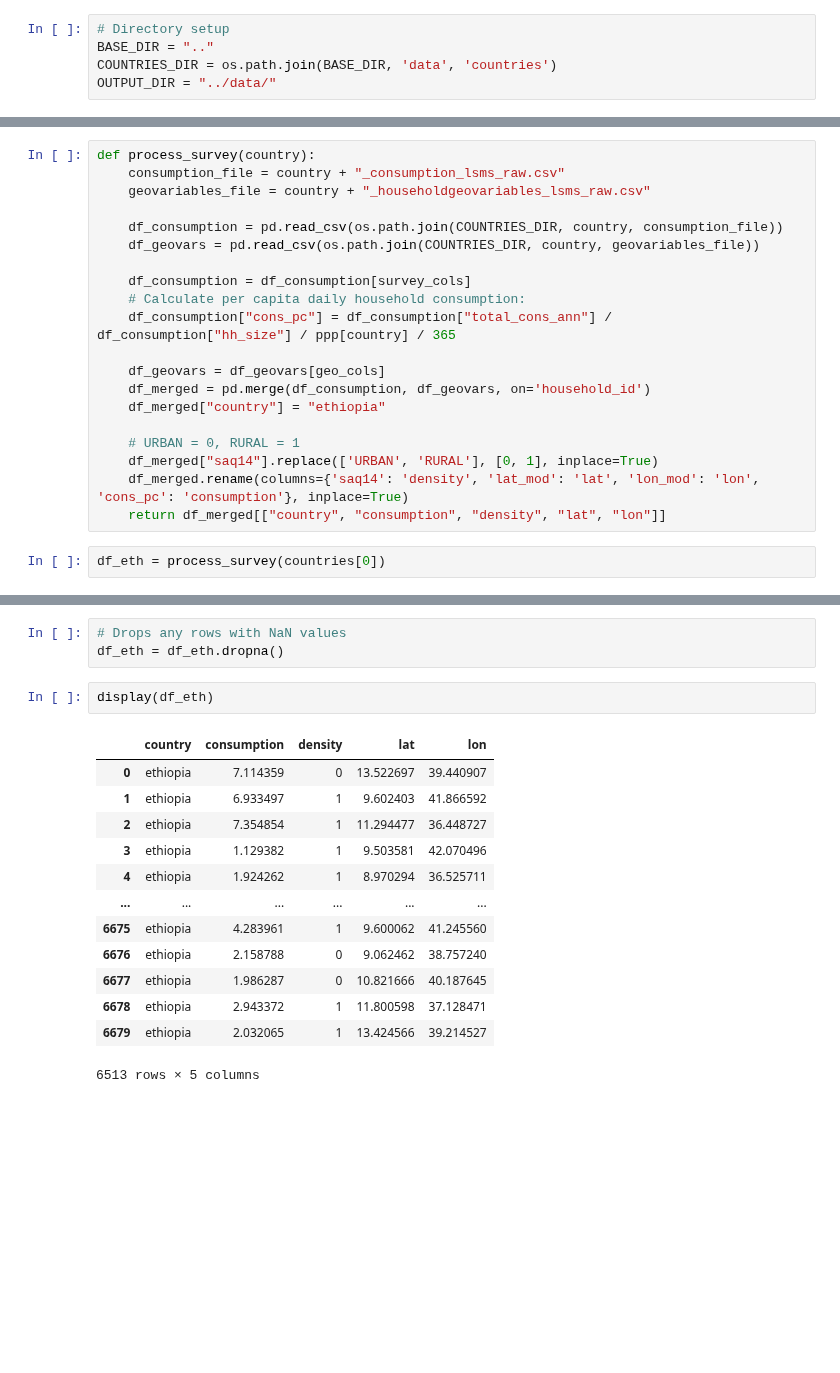
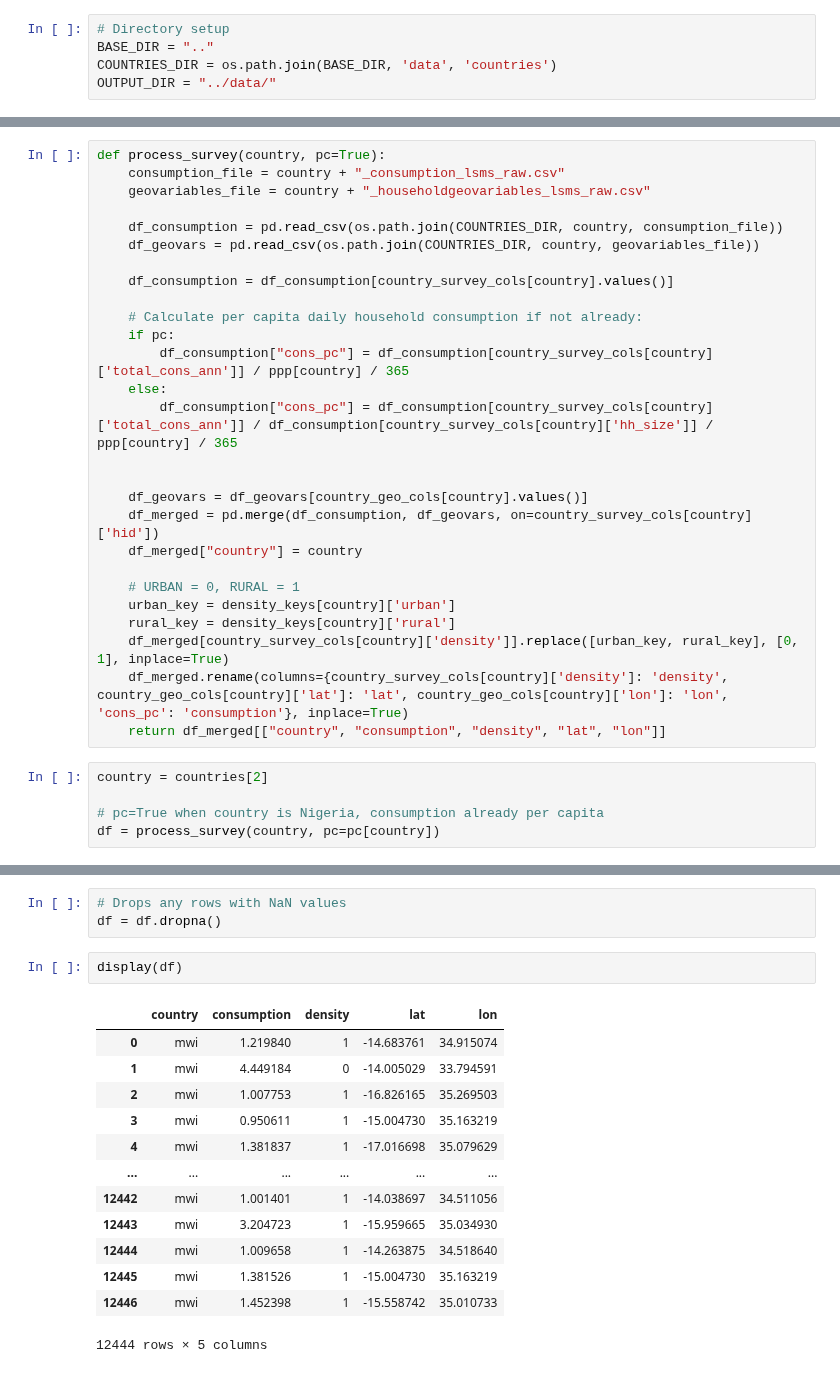
Before and after one commit to omshah2006/Predicting-Poverty-Ethiopia, a Jupyter notebook: preprocessing/process_lsms_survey.ipynb, the cells around one changed output, grey strips where cells are left out. Cells and saved outputs as stored; diff of their text form; blank space fills up the shorter version.

```diff
--- a/preprocessing/process_lsms_survey.ipynb
+++ b/preprocessing/process_lsms_survey.ipynb
@@ -21,24 +41,34 @@ geo_cols = ["household_id", "lat_mod", "lon_mod"]
 # %%
-def process_survey(country):
+def process_survey(country, pc=True):
     consumption_file = country + "_consumption_lsms_raw.csv"
     geovariables_file = country + "_householdgeovariables_lsms_raw.csv"
 
     df_consumption = pd.read_csv(os.path.join(COUNTRIES_DIR, country, consumption_file))
     df_geovars = pd.read_csv(os.path.join(COUNTRIES_DIR, country, geovariables_file))
 
-    df_consumption = df_consumption[survey_cols]
-    # Calculate per capita daily household consumption:
-    df_consumption["cons_pc"] = df_consumption["total_cons_ann"] / df_consumption["hh_size"] / ppp[country] / 365
+    df_consumption = df_consumption[country_survey_cols[country].values()]
 
-    df_geovars = df_geovars[geo_cols]
-    df_merged = pd.merge(df_consumption, df_geovars, on='household_id')
-    df_merged["country"] = "ethiopia"
+    # Calculate per capita daily household consumption if not already:
+    if pc:
+        df_consumption["cons_pc"] = df_consumption[country_survey_cols[country]['total_cons_ann']] / ppp[country] / 365
+    else:
+        df_consumption["cons_pc"] = df_consumption[country_survey_cols[country]['total_cons_ann']] / df_consumption[country_survey_cols[country]['hh_size']] / ppp[country] / 365
+
+
+    df_geovars = df_geovars[country_geo_cols[country].values()]
+    df_merged = pd.merge(df_consumption, df_geovars, on=country_survey_cols[country]['hid'])
+    df_merged["country"] = country
 
     # URBAN = 0, RURAL = 1
-    df_merged["saq14"].replace(['URBAN', 'RURAL'], [0, 1], inplace=True)
-    df_merged.rename(columns={'saq14': 'density', 'lat_mod': 'lat', 'lon_mod': 'lon', 'cons_pc': 'consumption'}, inplace=True)
+    urban_key = density_keys[country]['urban']
+    rural_key = density_keys[country]['rural']
+    df_merged[country_survey_cols[country]['density']].replace([urban_key, rural_key], [0, 1], inplace=True)
+    df_merged.rename(columns={country_survey_cols[country]['density']: 'density', country_geo_cols[country]['lat']: 'lat', country_geo_cols[country]['lon']: 'lon', 'cons_pc': 'consumption'}, inplace=True)
     return df_merged[["country", "consumption", "density", "lat", "lon"]]
 # %%
-df_eth = process_survey(countries[0])
+country = countries[2]
+
+# pc=True when country is Nigeria, consumption already per capita
+df = process_survey(country, pc=pc[country])
 # %%
 # Returns total number of NaN values
@@ -48,20 +78,20 @@ df_eth.isnull().sum().sum()
 # %%
 # Drops any rows with NaN values
-df_eth = df_eth.dropna()
+df = df.dropna()
 # %%
-display(df_eth)
+display(df)
 # %% [output]
 |  | country | consumption | density | lat | lon |
-| 0 | ethiopia | 7.114359 | 0 | 13.522697 | 39.440907 |
-| 1 | ethiopia | 6.933497 | 1 | 9.602403 | 41.866592 |
-| 2 | ethiopia | 7.354854 | 1 | 11.294477 | 36.448727 |
-| 3 | ethiopia | 1.129382 | 1 | 9.503581 | 42.070496 |
-| 4 | ethiopia | 1.924262 | 1 | 8.970294 | 36.525711 |
+| 0 | mwi | 1.219840 | 1 | -14.683761 | 34.915074 |
+| 1 | mwi | 4.449184 | 0 | -14.005029 | 33.794591 |
+| 2 | mwi | 1.007753 | 1 | -16.826165 | 35.269503 |
+| 3 | mwi | 0.950611 | 1 | -15.004730 | 35.163219 |
+| 4 | mwi | 1.381837 | 1 | -17.016698 | 35.079629 |
 | ... | ... | ... | ... | ... | ... |
-| 6675 | ethiopia | 4.283961 | 1 | 9.600062 | 41.245560 |
-| 6676 | ethiopia | 2.158788 | 0 | 9.062462 | 38.757240 |
-| 6677 | ethiopia | 1.986287 | 0 | 10.821666 | 40.187645 |
-| 6678 | ethiopia | 2.943372 | 1 | 11.800598 | 37.128471 |
-| 6679 | ethiopia | 2.032065 | 1 | 13.424566 | 39.214527 |
+| 12442 | mwi | 1.001401 | 1 | -14.038697 | 34.511056 |
+| 12443 | mwi | 3.204723 | 1 | -15.959665 | 35.034930 |
+| 12444 | mwi | 1.009658 | 1 | -14.263875 | 34.518640 |
+| 12445 | mwi | 1.381526 | 1 | -15.004730 | 35.163219 |
+| 12446 | mwi | 1.452398 | 1 | -15.558742 | 35.010733 |
-6513 rows × 5 columns
+12444 rows × 5 columns
 # %%
```
Also changed, not shown: parts of 5 cells of this notebook, 23 other files.
